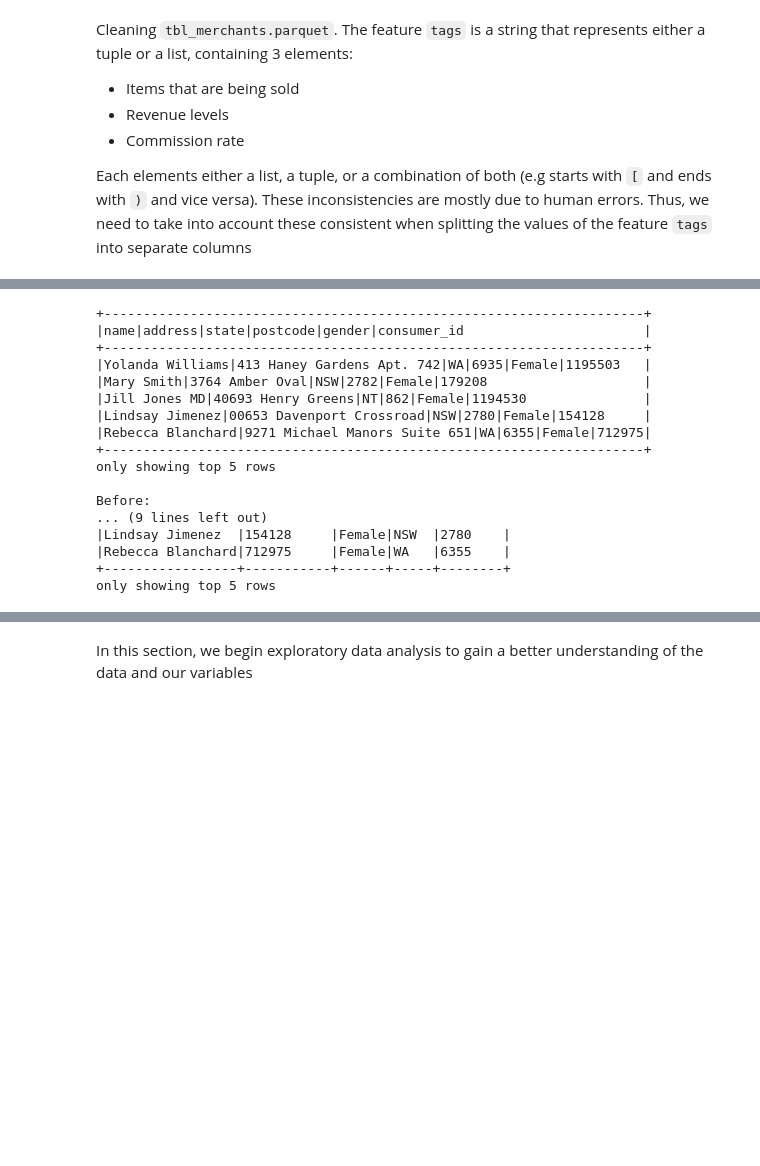
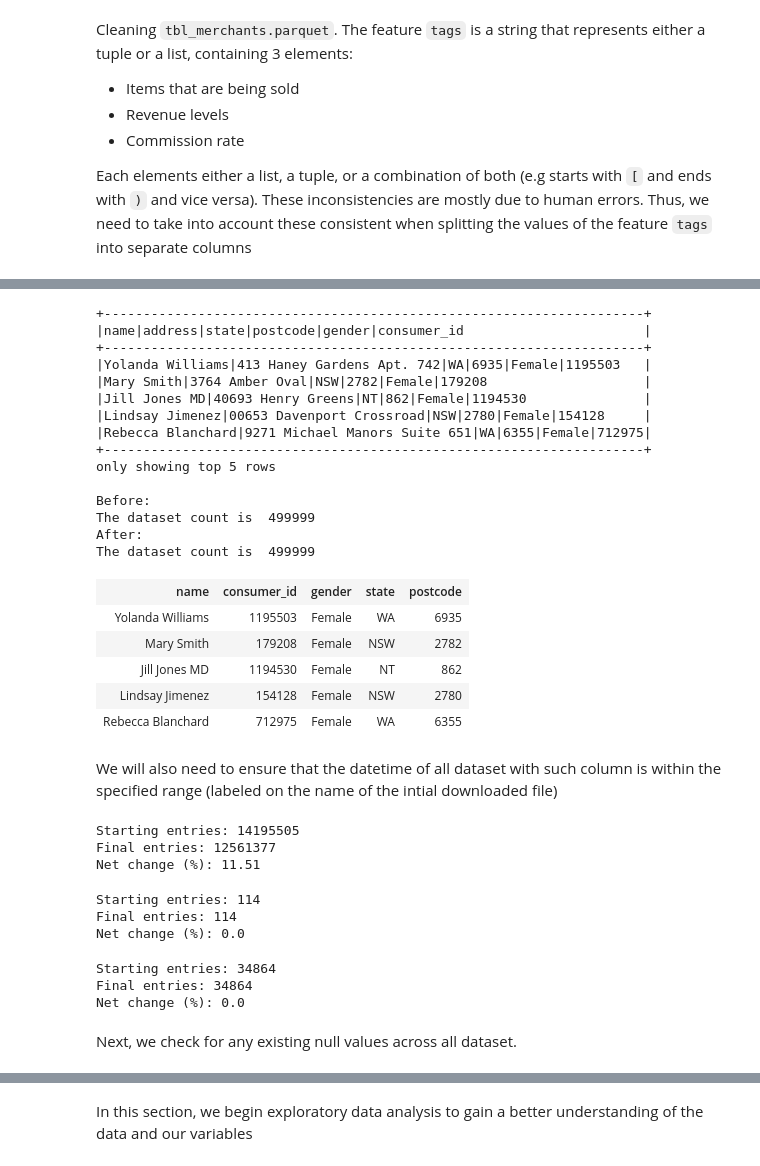
Before and after one commit to MAST30034-AppliedDataScience/project-2-group-buy-now-pay-later-industry-project-9, a Jupyter notebook: notebooks/ETL_pipeline.ipynb, the cells around one changed output, grey strips where cells are left out. Drawn from its saved outputs; the diff is of its cells as text; code cells hidden in the pictures; blank space fills up the shorter version.

```diff
--- a/notebooks/ETL_pipeline.ipynb
+++ b/notebooks/ETL_pipeline.ipynb
@@ -273,30 +158,54 @@ only showing top 5 rows
 # %%
 # Load consumer info's
 consumer_info = spark.read.csv(f"{raw_path}/tables/tbl_consumer.csv", header=True, inferSchema=True)
 consumer_info.show(5, truncate=False)
 
 # Clean the data
 consumer_info = clean_consumer_details(consumer_info)
-consumer_info.show(5, truncate=False)
-
-# consumer_info.groupBy("gender").count() # relatively same proportion of female and male customer, only a small percentage of did not provide their gender
+consumer_info.limit(5)
 # %% [output]
 +---------------------------------------------------------------------+
 |name|address|state|postcode|gender|consumer_id                       |
 +---------------------------------------------------------------------+
 |Yolanda Williams|413 Haney Gardens Apt. 742|WA|6935|Female|1195503   |
 |Mary Smith|3764 Amber Oval|NSW|2782|Female|179208                    |
 |Jill Jones MD|40693 Henry Greens|NT|862|Female|1194530               |
 |Lindsay Jimenez|00653 Davenport Crossroad|NSW|2780|Female|154128     |
 |Rebecca Blanchard|9271 Michael Manors Suite 651|WA|6355|Female|712975|
 +---------------------------------------------------------------------+
 only showing top 5 rows
 
 Before:
-... (9 lines left out)
-|Lindsay Jimenez  |154128     |Female|NSW  |2780    |
-|Rebecca Blanchard|712975     |Female|WA   |6355    |
-+-----------------+-----------+------+-----+--------+
-only showing top 5 rows
+The dataset count is  499999
+After:
+The dataset count is  499999
+| name | consumer_id | gender | state | postcode |
+| Yolanda Williams | 1195503 | Female | WA | 6935 |
+| Mary Smith | 179208 | Female | NSW | 2782 |
+| Jill Jones MD | 1194530 | Female | NT | 862 |
+| Lindsay Jimenez | 154128 | Female | NSW | 2780 |
+| Rebecca Blanchard | 712975 | Female | WA | 6355 |
+# %% [markdown]
+We will also need to ensure that the datetime of all dataset with such column is within the specified range (labeled on the name of the intial downloaded file)
+# %%
+transaction_records = ensure_datetime_range(transaction_records, "2021-02-28", "2022-08-28")
+# %% [output]
+Starting entries: 14195505
+Final entries: 12561377
+Net change (%): 11.51
+# %%
+merchant_fraud_rate = ensure_datetime_range(merchant_fraud_rate, "2021-02-08", "2022-08-28")
+# %% [output]
+Starting entries: 114
+Final entries: 114
+Net change (%): 0.0
+# %%
+consumer_fraud_rate = ensure_datetime_range(consumer_fraud_rate, "2021-02-08", "2022-08-28")
+# %% [output]
+Starting entries: 34864
+Final entries: 34864
+Net change (%): 0.0
+# %% [markdown]
+Next,  we check for any existing null values across all dataset.
 # %%
 # Check for Missing values
```
Also changed, not shown: parts of 21 cells of this notebook.
